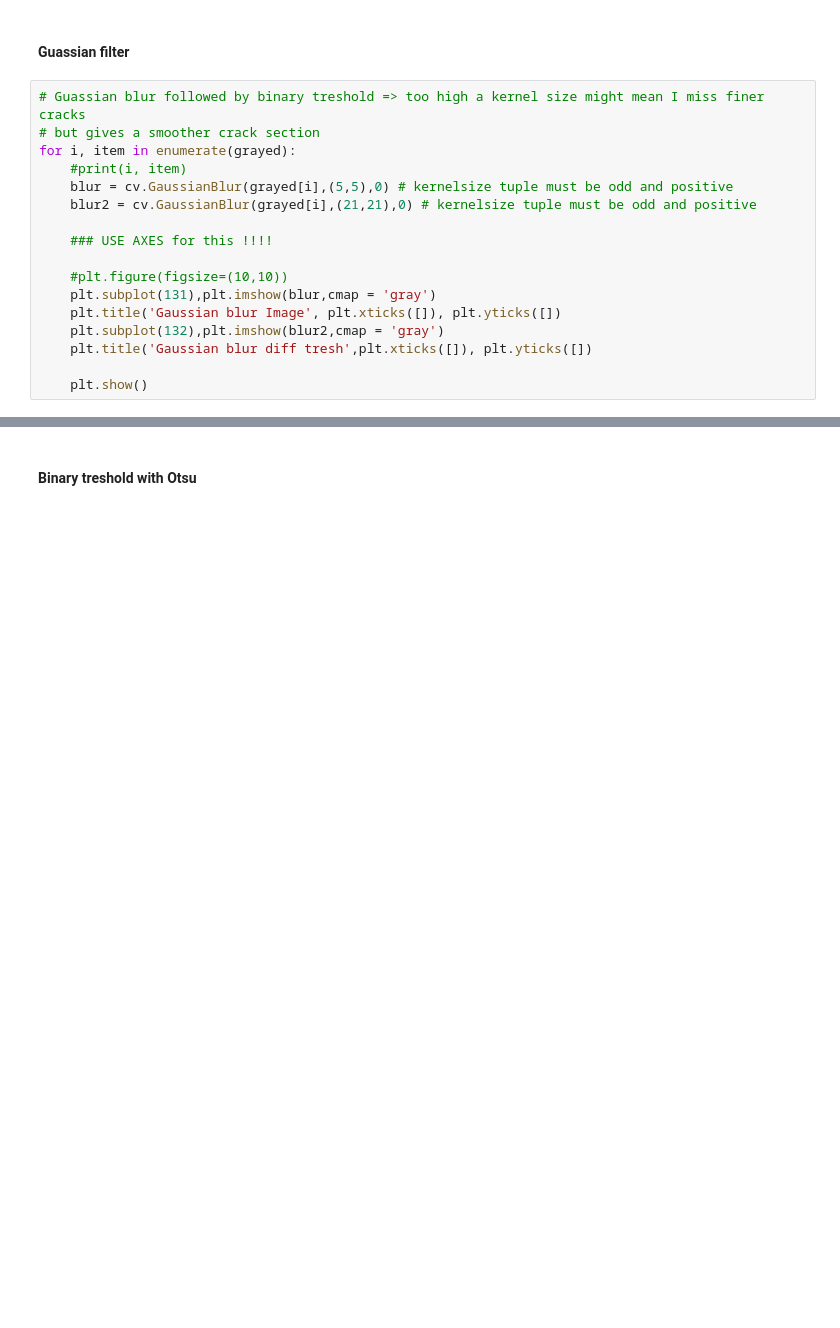
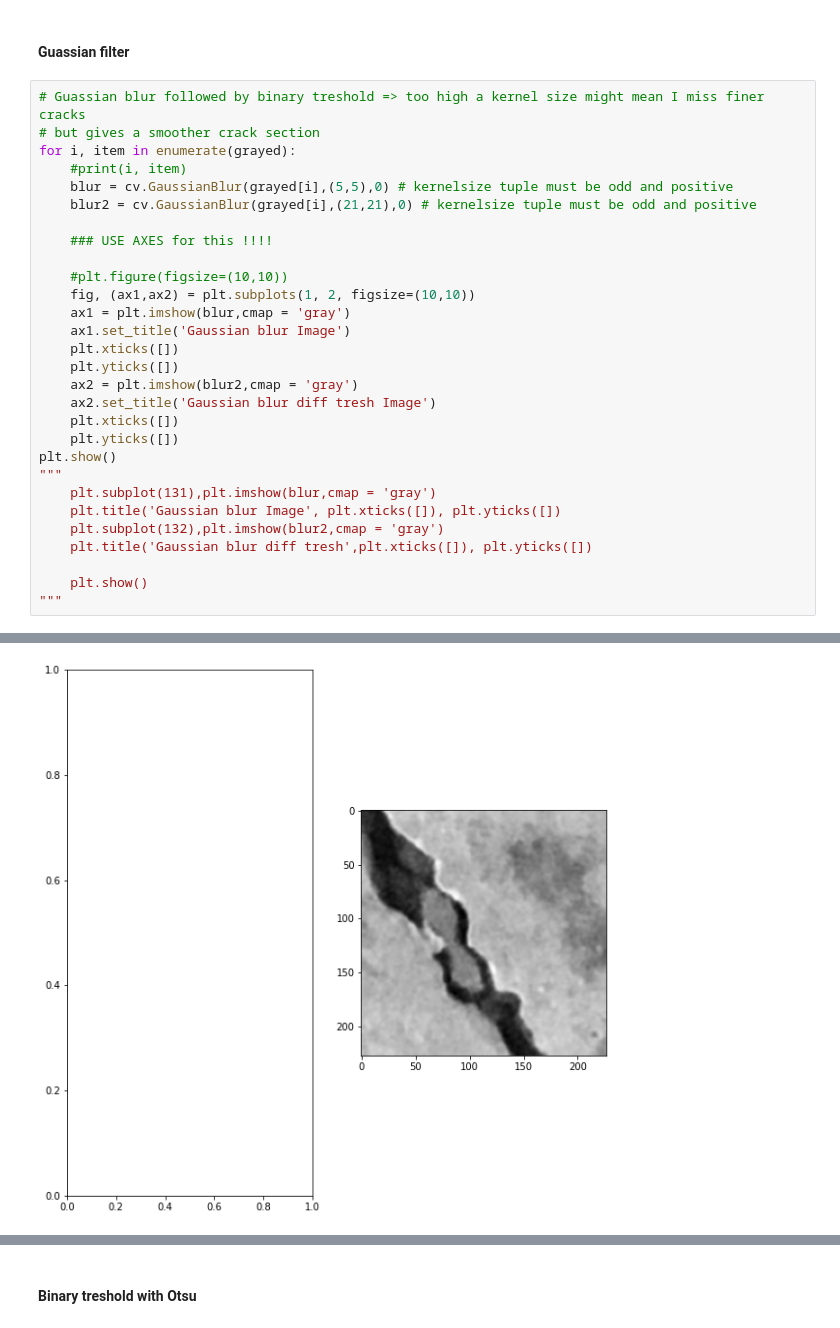
Before and after one commit to kristof-becode/Concrete-Crack-Detection, a Jupyter notebook: Try_Diff_Images.ipynb, the cells around one changed output, grey strips where cells are left out. Cells and saved outputs as stored; diff of their text form; blank space fills up the shorter version.

Commit message:
Add to comparison of preprocessing on diff images

```diff
--- a/Try_Diff_Images.ipynb
+++ b/Try_Diff_Images.ipynb
@@ -31,10 +31,22 @@ for i, item in enumerate(grayed):
     ### USE AXES for this !!!!
 
     #plt.figure(figsize=(10,10))
+    fig, (ax1,ax2) = plt.subplots(1, 2, figsize=(10,10))
+    ax1 = plt.imshow(blur,cmap = 'gray')
+    ax1.set_title('Gaussian blur Image')
+    plt.xticks([])
+    plt.yticks([])
+    ax2 = plt.imshow(blur2,cmap = 'gray')
+    ax2.set_title('Gaussian blur diff tresh Image')
+    plt.xticks([])
+    plt.yticks([])
+plt.show()
+"""
     plt.subplot(131),plt.imshow(blur,cmap = 'gray')
     plt.title('Gaussian blur Image', plt.xticks([]), plt.yticks([])
     plt.subplot(132),plt.imshow(blur2,cmap = 'gray')
     plt.title('Gaussian blur diff tresh',plt.xticks([]), plt.yticks([])
 
     plt.show()
+"""
 # %% [output]
@@ -41,0 +54 @@ SyntaxError: invalid syntax (<ipython-input-16-4325ac182efb>, line 11)
+[figure, added]
```
Also changed, not shown: parts of 5 cells of this notebook.
